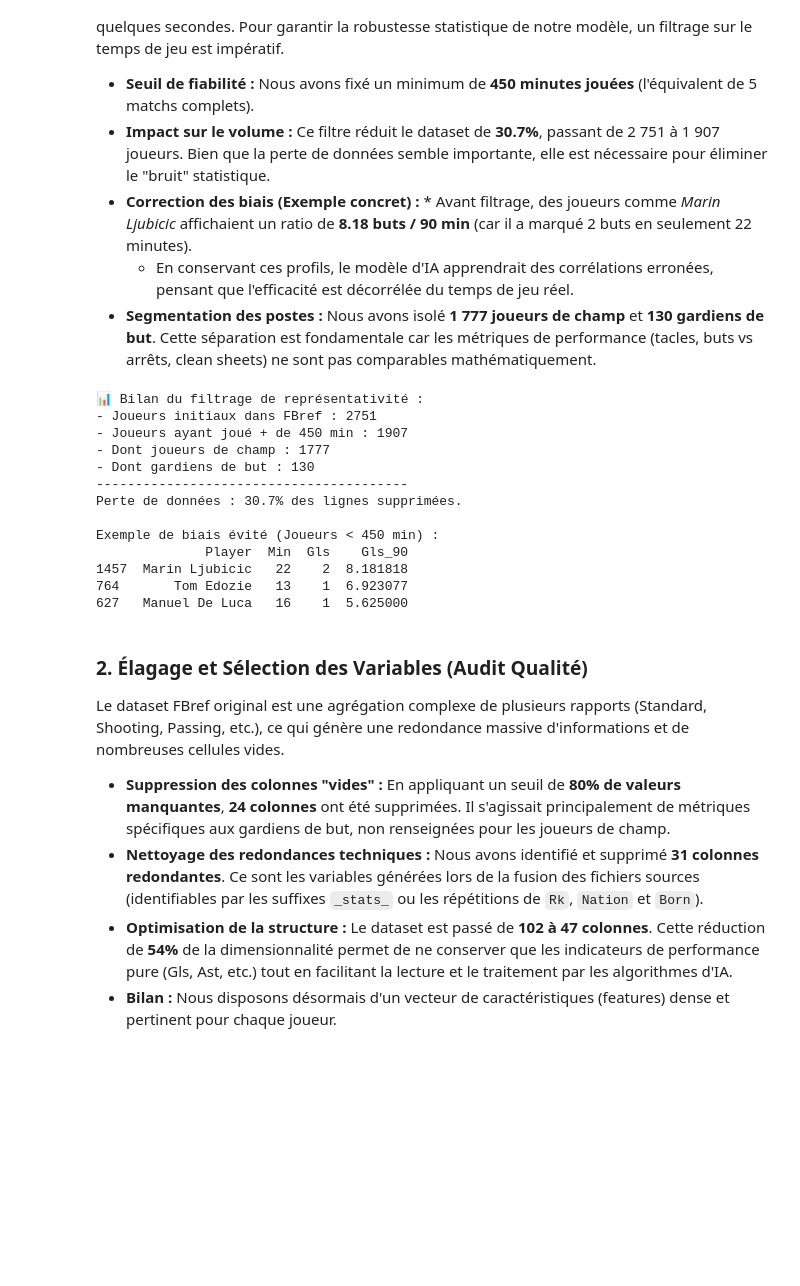
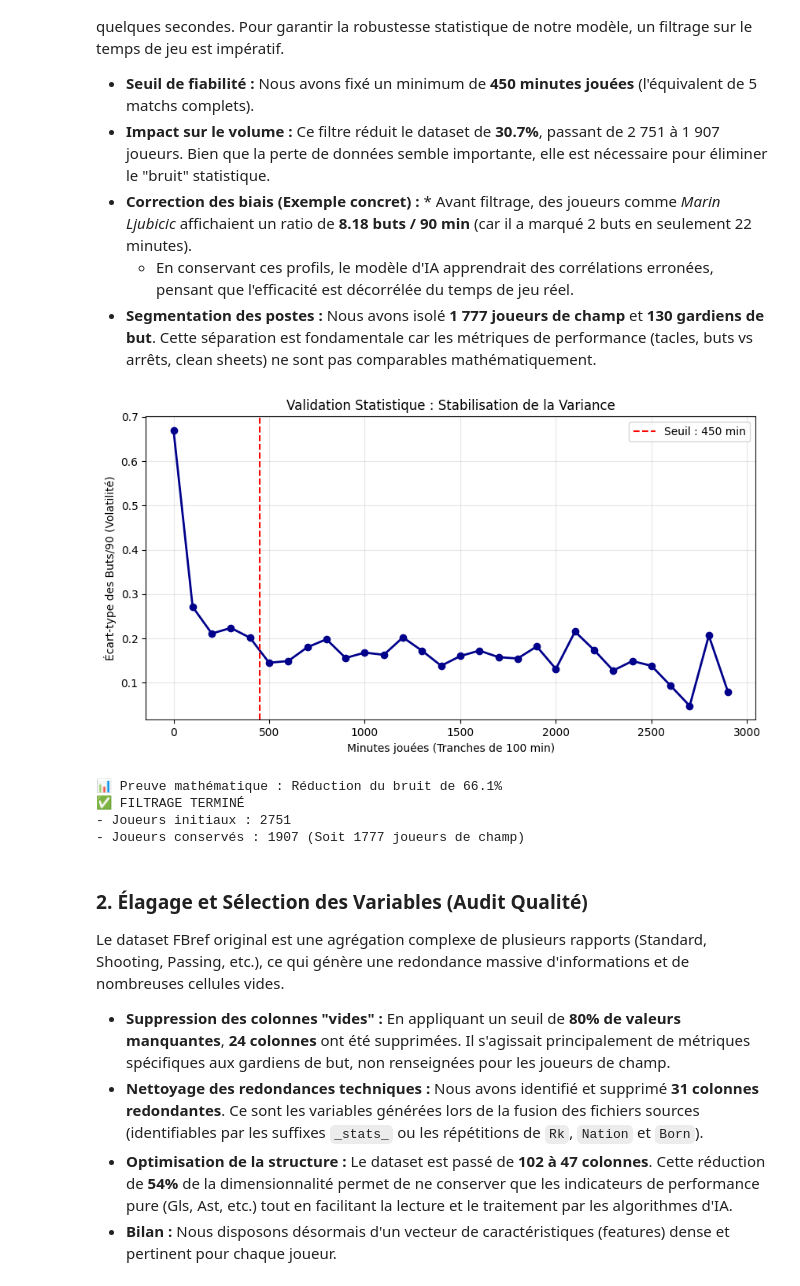
Before and after one commit to Quadratic-Labs/predict_vm_football, a Jupyter notebook: notebooks/02_exploration_qualite.ipynb, the cells around one changed output. Cells and saved outputs as stored; diff of their text form; code cells hidden in the pictures; blank space fills up the shorter version.

```diff
--- a/notebooks/02_exploration_qualite.ipynb
+++ b/notebooks/02_exploration_qualite.ipynb
@@ -374,50 +208,20 @@ Le dataset FBref brut contient l'intégralité des joueurs ayant foulé la pelou
     * En conservant ces profils, le modèle d'IA apprendrait des corrélations erronées, pensant que l'efficacité est décorrélée du temps de jeu réel.
 * **Segmentation des postes :** Nous avons isolé **1 777 joueurs de champ** et **130 gardiens de but**. Cette séparation est fondamentale car les métriques de performance (tacles, buts vs arrêts, clean sheets) ne sont pas comparables mathématiquement.
 # %%
-# --- 1. FILTRAGE DE REPRÉSENTATIVITÉ (FBref) ---
-
+# Chargement initial
 df_fbref = pd.read_csv("../data/fbref_datasets/players_data-2025_2026.csv")
 
-# On définit le seuil de 450 minutes (environ 5 matchs complets)
-min_minutes_played = 450
+# 2. Appel de la fonction (Maintenant il connaît df_fbref)
+df_field, df_keepers = process_fbref_performance(df_fbref, min_minutes_played=450)
 
-# 1. Suppression des joueurs avec trop peu de temps de jeu
-df_fbref_rep = df_fbref[df_fbref['Min'] >= min_minutes_played].copy()
-
-# 2. Séparation Joueurs de champ vs Gardiens
-# Dans FBref, les gardiens ont souvent 'GK' dans la colonne 'Pos'
-df_field_players = df_fbref_rep[~df_fbref_rep['Pos'].str.contains('GK', na=False)].copy()
-df_keepers = df_fbref_rep[df_fbref_rep['Pos'].str.contains('GK', na=False)].copy()
-
-# 3. Bilan du filtrage
-print(f"📊 Bilan du filtrage de représentativité :")
-print(f"- Joueurs initiaux dans FBref : {len(df_fbref)}")
-print(f"- Joueurs ayant joué + de {min_minutes_played} min : {len(df_fbref_rep)}")
-print(f"- Dont joueurs de champ : {len(df_field_players)}")
-print(f"- Dont gardiens de but : {len(df_keepers)}")
-print("-" * 40)
-print(f"Perte de données : {((len(df_fbref) - len(df_fbref_rep)) / len(df_fbref)) * 100:.1f}% des lignes supprimées.")
-
-# Aperçu des joueurs éliminés (les 5 plus 'efficaces' mais non représentatifs)
-df_fbref_low_time = df_fbref[df_fbref['Min'] < min_minutes_played].copy()
-if 'Gls' in df_fbref_low_time.columns:
-    df_fbref_low_time['Gls_90'] = df_fbref_low_time['Gls'] / (df_fbref_low_time['Min'] / 90)
-    print("\nExemple de biais évité (Joueurs < 450 min) :")
-    print(df_fbref_low_time[['Player', 'Min', 'Gls', 'Gls_90']].sort_values(by='Gls_90', ascending=False).head(3))
+# 3. Analyse spécifique du biais (Le petit plus pour ton rapport)
+df_low_time = df_fbref[(df_fbref['Min'] < 450) & (df_fbref['Min'] > 0)].copy()
 # %% [output]
+[figure, added]
-📊 Bilan du filtrage de représentativité :
-- Joueurs initiaux dans FBref : 2751
-- Joueurs ayant joué + de 450 min : 1907
-- Dont joueurs de champ : 1777
-- Dont gardiens de but : 130
-----------------------------------------
-Perte de données : 30.7% des lignes supprimées.
-
-Exemple de biais évité (Joueurs < 450 min) :
-              Player  Min  Gls    Gls_90
-1457  Marin Ljubicic   22    2  8.181818
-764       Tom Edozie   13    1  6.923077
-627   Manuel De Luca   16    1  5.625000
+📊 Preuve mathématique : Réduction du bruit de 66.1%
+✅ FILTRAGE TERMINÉ
+- Joueurs initiaux : 2751
+- Joueurs conservés : 1907 (Soit 1777 joueurs de champ)
 # %% [markdown]
 ### 2. Élagage et Sélection des Variables (Audit Qualité)
 Le dataset FBref original est une agrégation complexe de plusieurs rapports (Standard, Shooting, Passing, etc.), ce qui génère une redondance massive d'informations et de nombreuses cellules vides.
```
Also changed, not shown: parts of 30 cells of this notebook, 1 other file.
